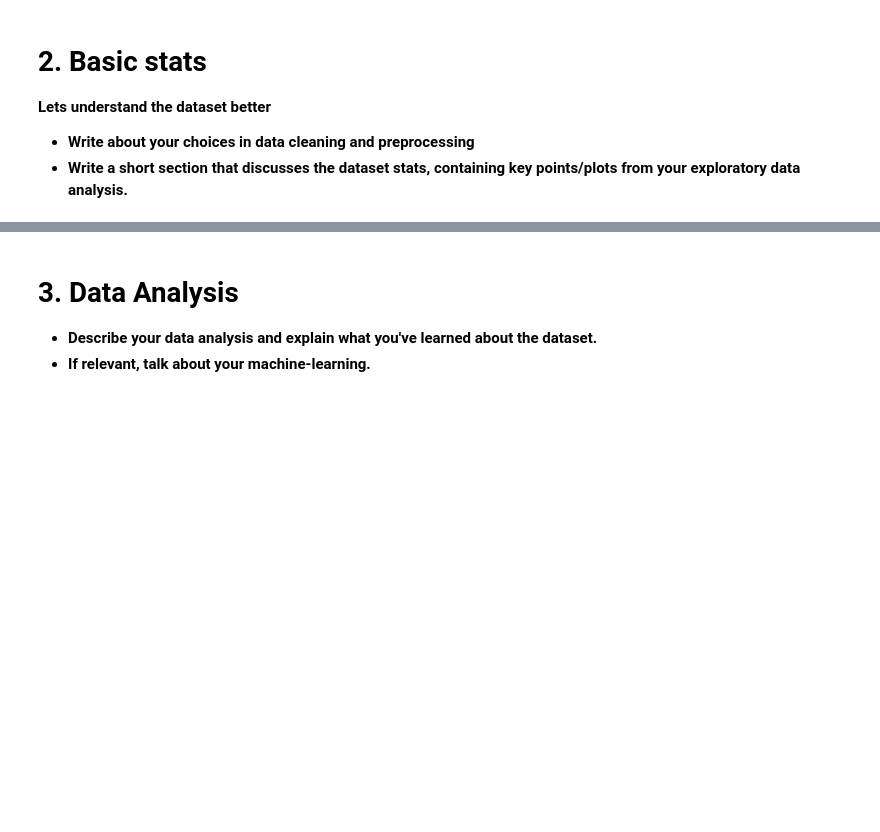
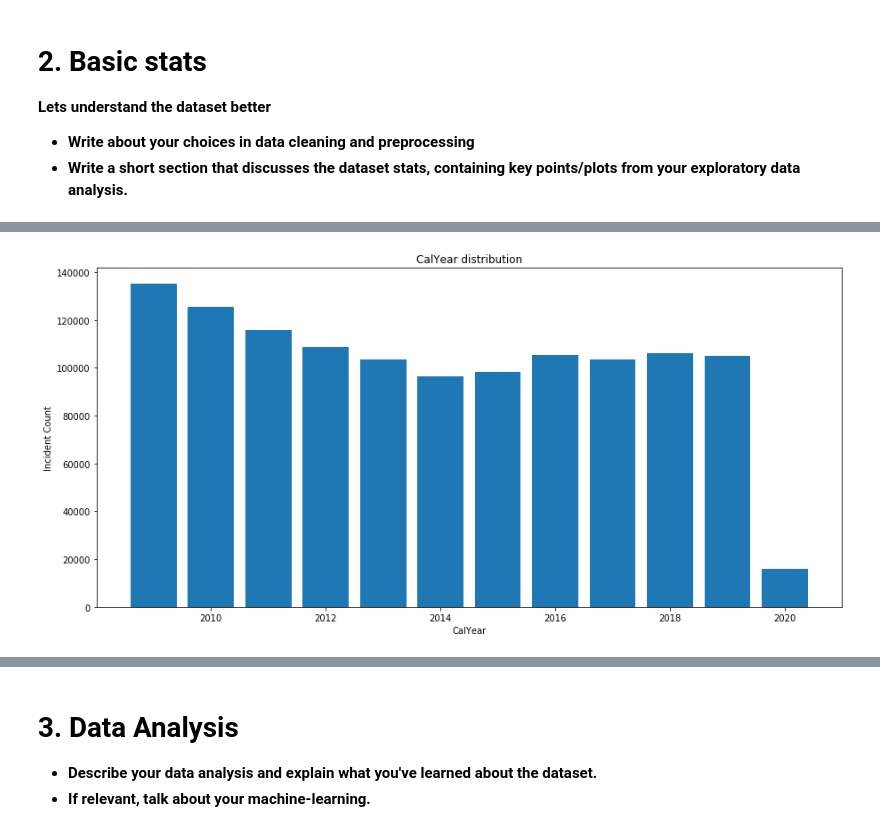
Before and after one commit to hlynurarni/Social-Data-Analysis-Final, a Jupyter notebook: Explainer Notebook.ipynb, the cells around one changed output, grey strips where cells are left out. Saved outputs shown, nothing was run; the diff lists cells and outputs as text; code cells hidden in the pictures; blank space fills up the shorter version.

Commit message:
Exploratory Analysis update
* Plotting function
* Comments for each attribute of the dataset plotted so far

```diff
--- a/Explainer Notebook.ipynb
+++ b/Explainer Notebook.ipynb
@@ -70,0 +150,5 @@ The possible research questions and speculations about the data are:
+# %%
+# Read all the parts of the dataset into variables
+df1 = pd.read_excel('IncidentData/LFB Incident data from January 2009 to December 2012.xlsx', index_col=None)
+df2 = pd.read_excel('IncidentData/LFB Incident data from January 2013 to December 2016.xlsx', index_col=None)
+df3 = pd.read_excel('IncidentData/LFB Incident data from January 2017.xlsx', index_col=None)
@@ -70,0 +164,13 @@ The possible research questions and speculations about the data are:
+# %%
+# Now the rows from part 1 and part 2 are appended to part 3
+df = df3.append(df2, sort='False')
+df = df.append(df1, sort = 'False')
+
+# Reindex so that the columns are in teh same order as before
+df = df.reindex(df3. columns, axis=1)
+
+# Reset with our own index
+df = df.reset_index(drop='True')
+
+# Display a few rows at random
+df.sample(n = 5, random_state = 42)
@@ -70,0 +223,21 @@ The possible research questions and speculations about the data are:
+# %%
+def simplePlottingFunction(dataframe_column, chart_type, top_values):
+    plt.figure(figsize=(15,7))
+
+    if (chart_type=='bar' and top_values == False):
+        plt.bar(dataframe_column.value_counts().index, dataframe_column.value_counts().values)
+    elif (chart_type=='scatter' and top_values == False):
+        plt.scatter(dataframe_column.value_counts().index, dataframe_column.value_counts().values, s=1)
+    elif (chart_type=='bar' and top_values == True):
+        plt.bar(dataframe_column.value_counts().index[1:20], dataframe_column.value_counts().values[1:20])
+        plt.title(str(dataframe_column.name) + ' distribution - Top 20 values')
+        plt.xlabel(str(dataframe_column.name))
+        plt.ylabel('Incident Count')
+        return
+    plt.title(str(dataframe_column.name) + ' distribution')
+    plt.xlabel(str(dataframe_column.name))
+    plt.ylabel('Incident Count')
+# %%
+simplePlottingFunction(df.CalYear, 'bar', False)
+# %% [output]
+[figure, added]
```
Also changed, not shown: parts of 14 cells of this notebook.
